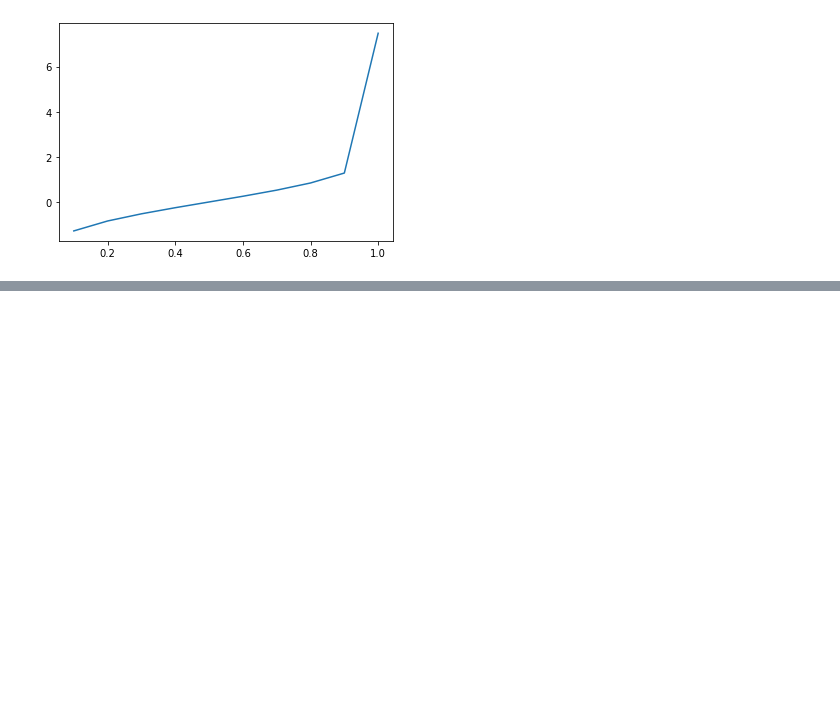
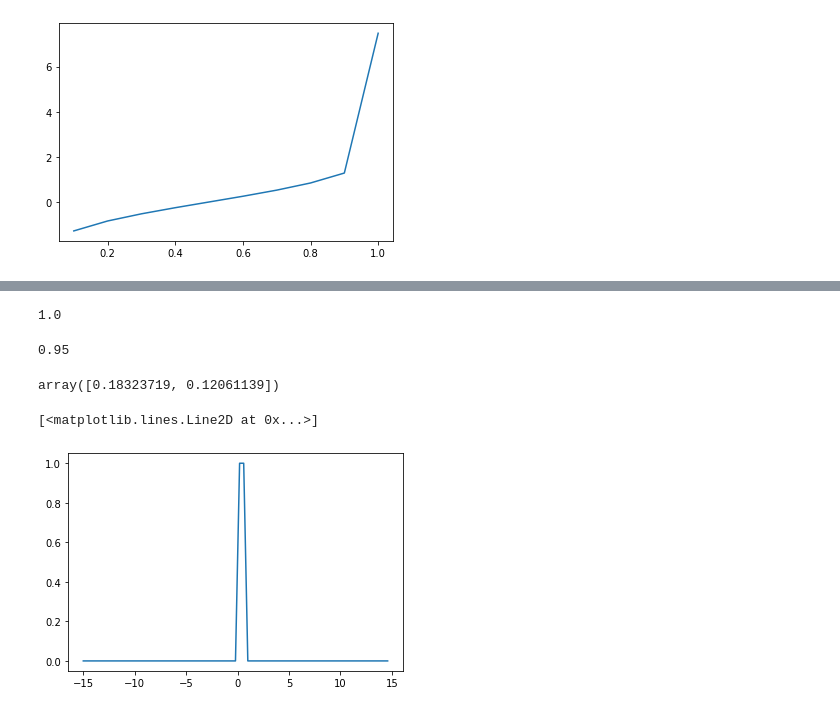
Before and after one commit to andreaj-it/probability-distribution-exercises-project-with-python, a Jupyter notebook: notebook/problems.ipynb, the cells around one changed output, grey strips where cells are left out. Drawn from its saved outputs; the diff is of its cells as text; code cells hidden in the pictures; blank space fills up the shorter version.

Commit message:
Solucion Uniforme

```diff
--- a/notebook/problems.ipynb
+++ b/notebook/problems.ipynb
@@ -126,3 +126,13 @@ plt.plot(x,qnormal(x,mean=0,sd=1))
 [figure]
 # %%
 #hacer todo de nuevo ahora con los metodos de uniforme
+#from scipy.stats import uniform
+#scipy.stats.uniform.pdf(x, loc=0, scale=1)
+#scipy.stats.uniform.cdf(x, loc=0, scale=1)
+#scipy.stats.uniform.ppf(q, loc=0, scale=1)
+#scipy.stats.uniform.rvs(loc=0, scale=1, size=1)
+
+def duniforme(x,mean=0,sd =1):
+    from scipy.stats import uniform
+    result=uniform.pdf(x,loc=mean,scale=sd)
+    return result
@@ -128,0 +149,4 @@ plt.plot(x,qnormal(x,mean=0,sd=1))
+# %%
+puniforme(2,1,1)
+# %% [output]
+1.0
@@ -128,0 +158,4 @@ plt.plot(x,qnormal(x,mean=0,sd=1))
+# %%
+quniforme(0.95)
+# %% [output]
+0.95
@@ -128,0 +167,10 @@ plt.plot(x,qnormal(x,mean=0,sd=1))
+# %%
+runiforme(2)
+# %% [output]
+array([0.18323719, 0.12061139])
+# %%
+x = np.arange(-15,15,0.4)
+plt.plot(x,duniforme(x,mean=0,sd=1))
+# %% [output]
+[<matplotlib.lines.Line2D at 0x...>]
+[figure, added]
```
Also changed, not shown: parts of 6 cells of this notebook.
